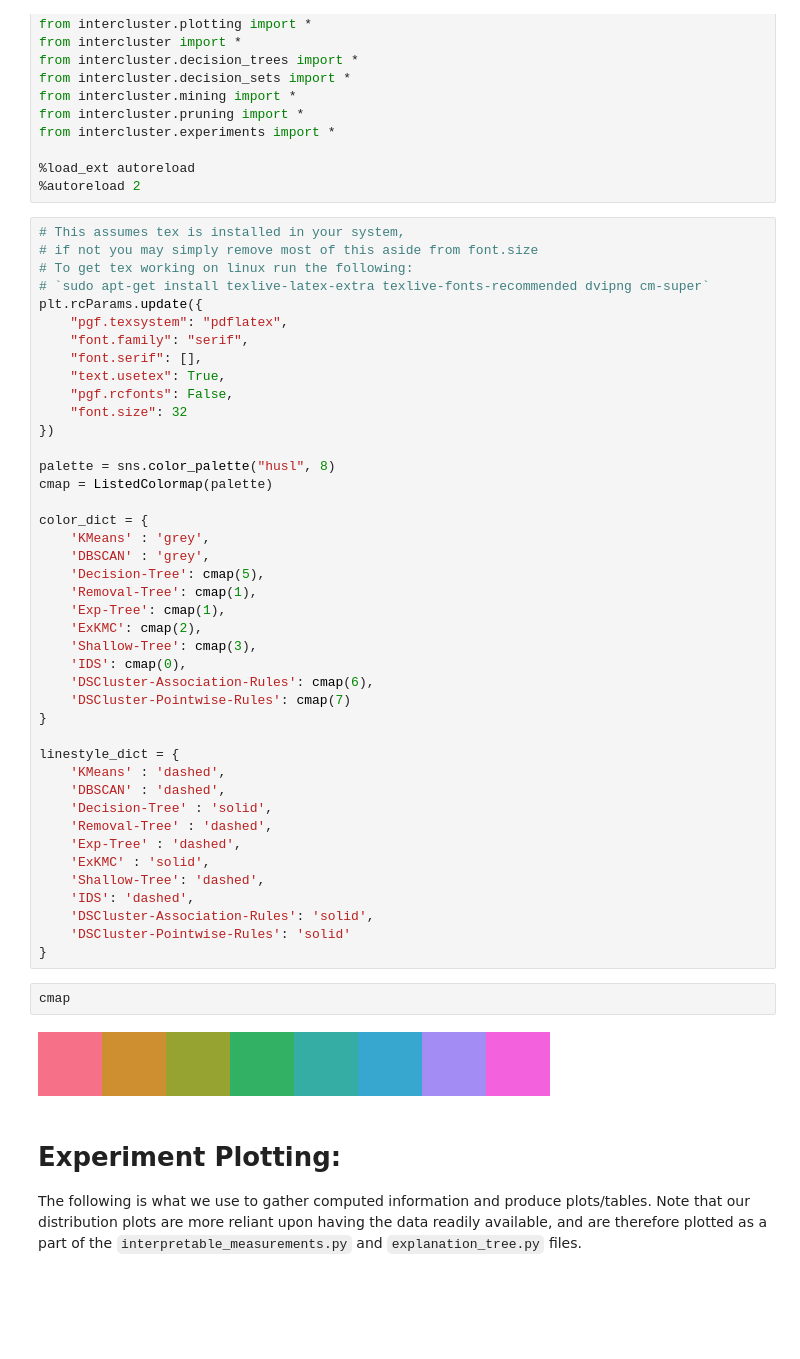
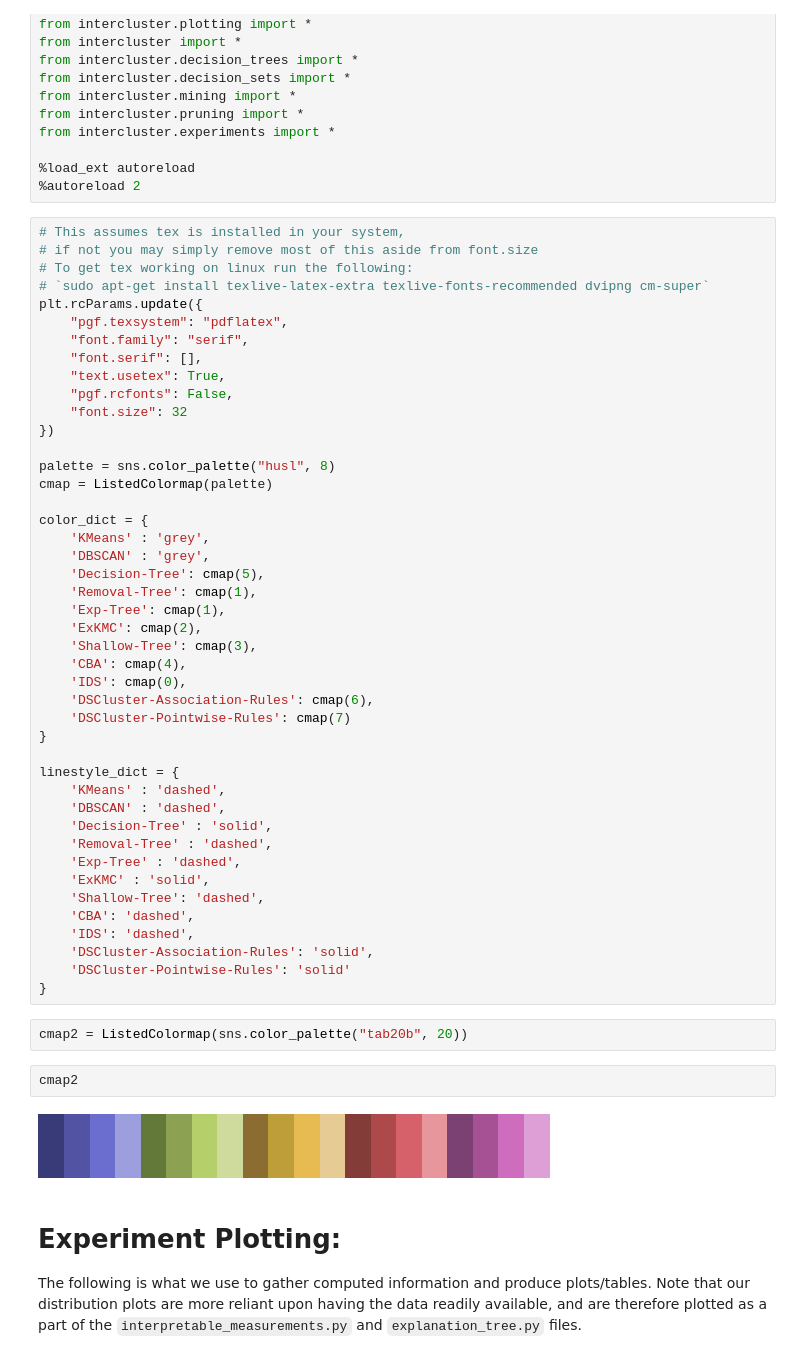
Before and after one commit to kevinqnb/interpretable-clustering, a Jupyter notebook: examples/experiments.ipynb, the cells around one changed output. Cells and saved outputs as stored; diff of their text form; blank space fills up the shorter version.

```diff
--- a/examples/experiments.ipynb
+++ b/examples/experiments.ipynb
@@ -41,6 +41,7 @@ color_dict = {
     'Exp-Tree': cmap(1),
     'ExKMC': cmap(2),
     'Shallow-Tree': cmap(3),
+    'CBA': cmap(4),
     'IDS': cmap(0),
     'DSCluster-Association-Rules': cmap(6),
     'DSCluster-Pointwise-Rules': cmap(7)
@@ -54,14 +55,17 @@ linestyle_dict = {
     'Exp-Tree' : 'dashed',
     'ExKMC' : 'solid',
     'Shallow-Tree': 'dashed',
+    'CBA': 'dashed',
     'IDS': 'dashed',
     'DSCluster-Association-Rules': 'solid',
     'DSCluster-Pointwise-Rules': 'solid'
 }
+# %%
+cmap2 = ListedColormap(sns.color_palette("tab20b", 20))
 # %%
-cmap
+cmap2
 # %% [output]
-[figure, old version]
+[figure, new version]
 # %% [markdown]
 # Experiment Plotting:
 The following is what we use to gather computed information and produce plots/tables. Note that
```
Also changed, not shown: 5 other files.
